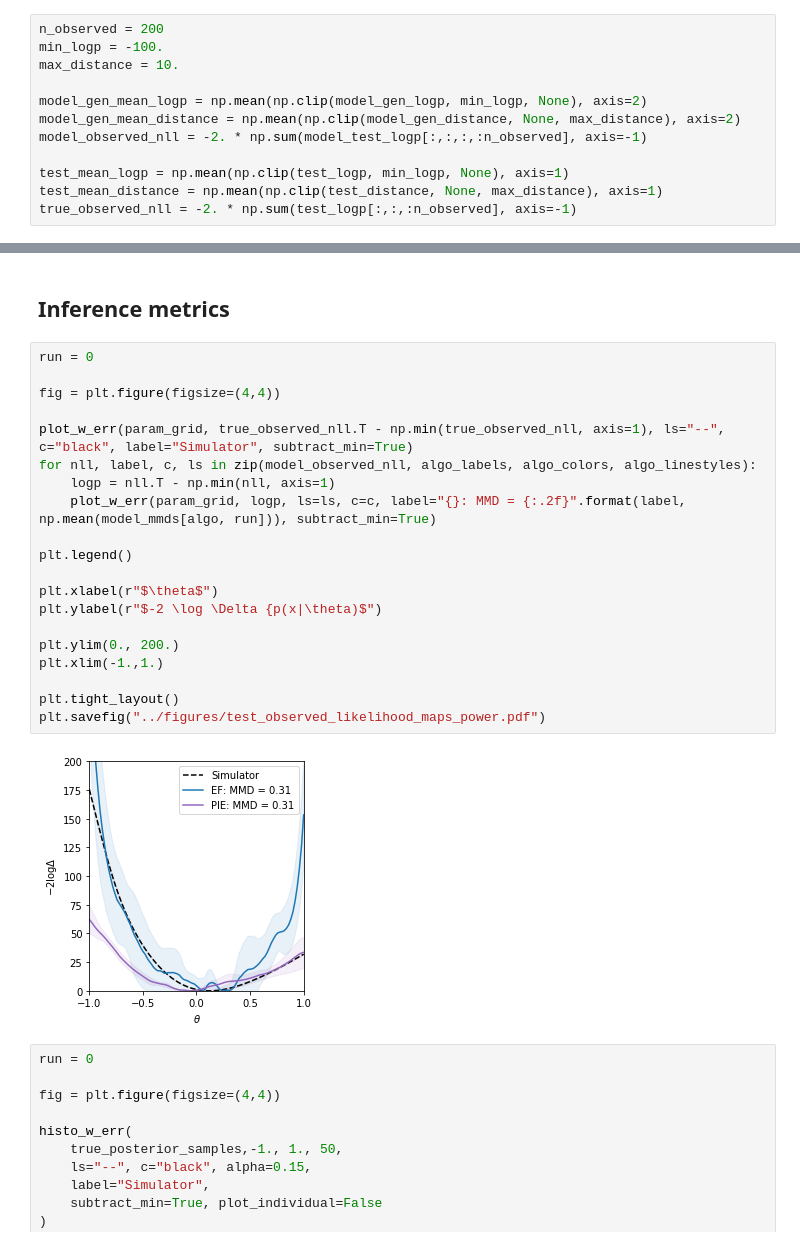
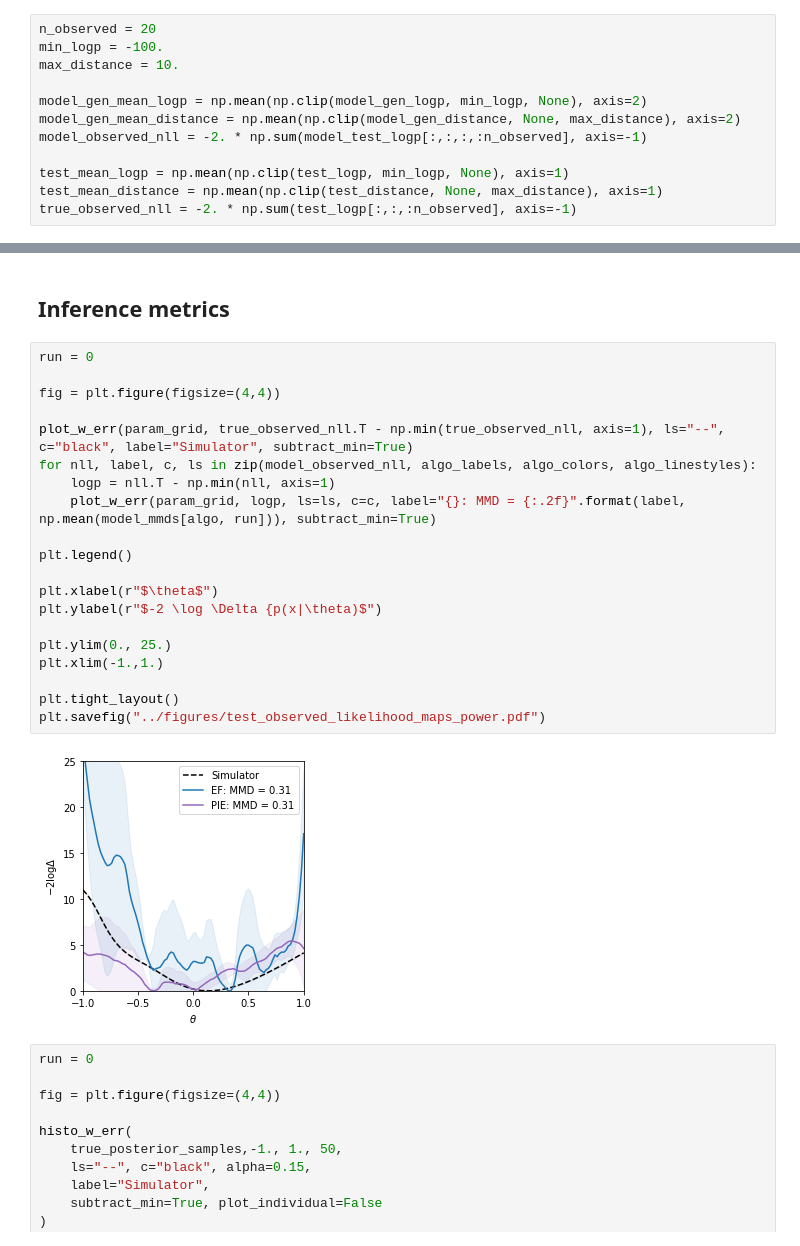
Before and after one commit to johannbrehmer/manifold-flow, a Jupyter notebook: experiments/notebooks/plot_power_results.ipynb, the cells around one changed output, grey strips where cells are left out. Drawn from its saved outputs; the diff is of its cells as text.

```diff
--- a/experiments/notebooks/plot_power_results.ipynb
+++ b/experiments/notebooks/plot_power_results.ipynb
@@ -140,7 +140,7 @@ param_grid = np.linspace(-1, 1, 101)
 # %% [markdown]
 ## Calculate metrics
 # %%
-n_observed = 200
+n_observed = 20
 min_logp = -100.
 max_distance = 10.
 
@@ -513,25 +513,25 @@ plt.savefig("../figures/generated_samples_distance_distribution_power.pdf")
 # %%
 run = 0
 
 fig = plt.figure(figsize=(4,4))
 
 plot_w_err(param_grid, true_observed_nll.T - np.min(true_observed_nll, axis=1), ls="--", c="black", label="Simulator", subtract_min=True)
 for nll, label, c, ls in zip(model_observed_nll, algo_labels, algo_colors, algo_linestyles):
     logp = nll.T - np.min(nll, axis=1)
     plot_w_err(param_grid, logp, ls=ls, c=c, label="{}: MMD = {:.2f}".format(label, np.mean(model_mmds[algo, run])), subtract_min=True)
 
 plt.legend()
 
 plt.xlabel(r"$\theta$")
 plt.ylabel(r"$-2 \log \Delta {p(x|\theta)$")
 
-plt.ylim(0., 200.)
+plt.ylim(0., 25.)
 plt.xlim(-1.,1.)
 
 plt.tight_layout()
 plt.savefig("../figures/test_observed_likelihood_maps_power.pdf")
 # %% [output]
-[figure, old version]
+[figure, new version]
 # %%
 run = 0
 
```
Also changed, not shown: parts of 1 cell of this notebook, 10 other files.
